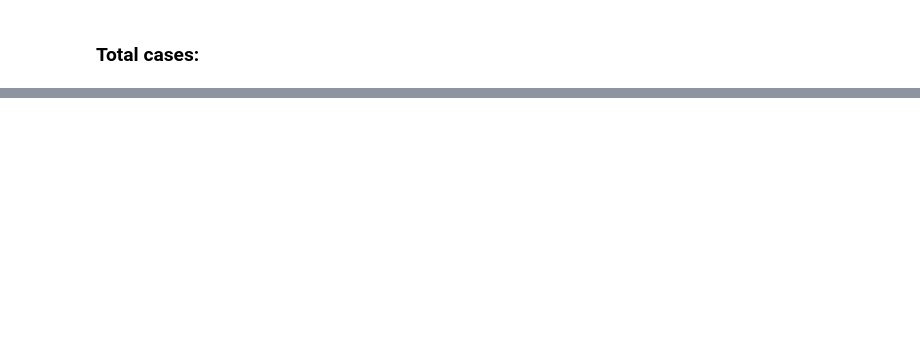
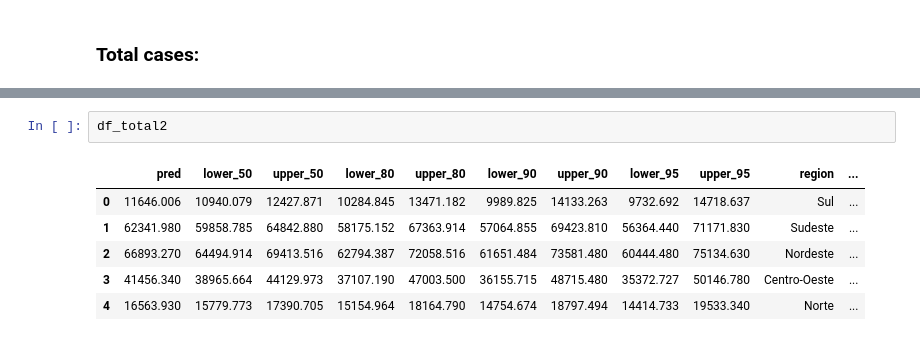
Before and after one commit to eduardocorrearaujo/medium_term_pytorch_el_nino, a Jupyter notebook: generate_figures.ipynb, the cells around one changed output, grey strips where cells are left out. Drawn from its saved outputs; the diff is of its cells as text; blank space fills up the shorter version.

```diff
--- a/generate_figures.ipynb
+++ b/generate_figures.ipynb
@@ -217,0 +221,9 @@ df_end.head()
+# %%
+df_total2
+# %% [output]
+|  | pred | lower_50 | upper_50 | lower_80 | upper_80 | lower_90 | upper_90 | lower_95 | upper_95 | region | ... |
+| 0 | 11646.006 | 10940.079 | 12427.871 | 10284.845 | 13471.182 | 9989.825 | 14133.263 | 9732.692 | 14718.637 | Sul | ... |
+| 1 | 62341.980 | 59858.785 | 64842.880 | 58175.152 | 67363.914 | 57064.855 | 69423.810 | 56364.440 | 71171.830 | Sudeste | ... |
+| 2 | 66893.270 | 64494.914 | 69413.516 | 62794.387 | 72058.516 | 61651.484 | 73581.480 | 60444.480 | 75134.630 | Nordeste | ... |
+| 3 | 41456.340 | 38965.664 | 44129.973 | 37107.190 | 47003.500 | 36155.715 | 48715.480 | 35372.727 | 50146.780 | Centro-Oeste | ... |
+| 4 | 16563.930 | 15779.773 | 17390.705 | 15154.964 | 18164.790 | 14754.674 | 18797.494 | 14414.733 | 19533.340 | Norte | ... |
```
Also changed, not shown: parts of 10 cells of this notebook, 29 other files.
